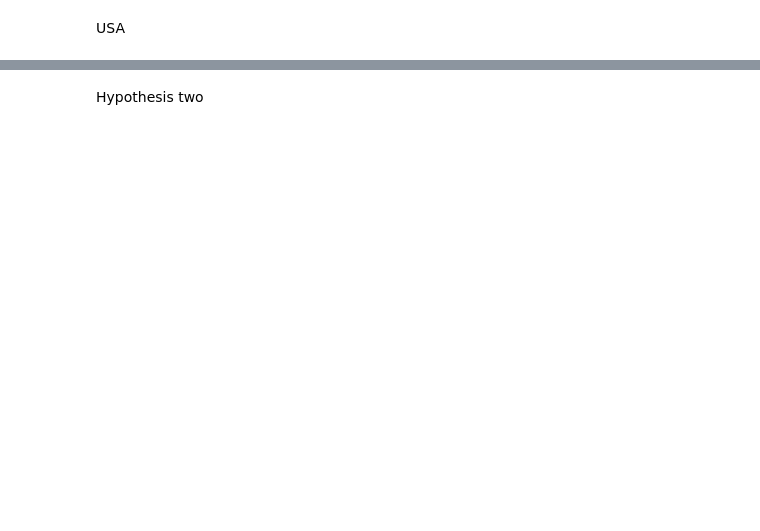
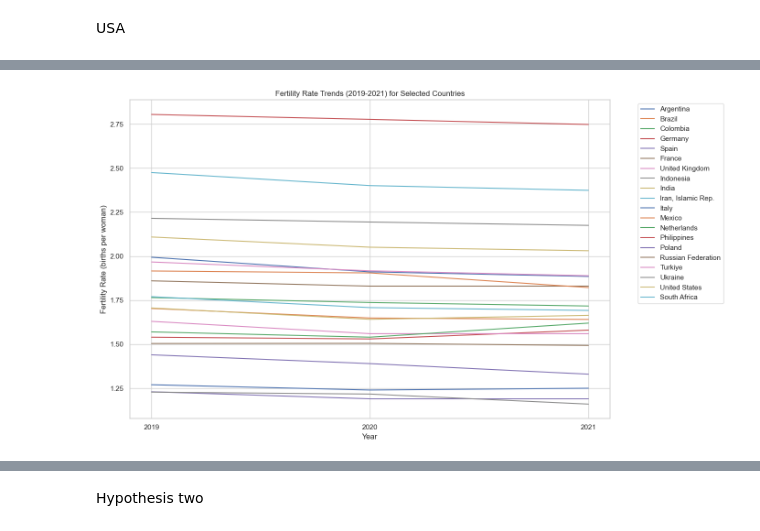
Before and after one commit to Huahuahaha/2023Fall_Projects, a Jupyter notebook: Hypothesis Report.ipynb, the cells around one changed output, grey strips where cells are left out. Cells and saved outputs as stored; diff of their text form; code cells hidden in the pictures; blank space fills up the shorter version.

Commit message:
COVID-19 comparison added

```diff
--- a/Hypothesis Report.ipynb
+++ b/Hypothesis Report.ipynb
@@ -130,0 +133,3 @@ plt.show()
+# %%
+fr_2019_to_2021 = fr_data[['Country Name', '2019', '2020', '2021']].dropna()
+fr_2019_to_2021.head()
@@ -130,0 +143,6 @@ plt.show()
+# %%
+covid_data['Date_reported'] = pd.to_datetime(covid_data['Date_reported'])
+covid_data_filtered = covid_data[(covid_data['Date_reported'].dt.year == 2020) | (covid_data['Date_reported'].dt.year == 2021)]
+grouped_data = covid_data_filtered.groupby('Country')['Cumulative_cases'].max()
+top_20_countries = grouped_data.sort_values(ascending=False).head(20)
+top_20_countries
@@ -130,0 +167,8 @@ plt.show()
+# %%
+top_20_country_names = top_20_countries.index.tolist()
+countries_in_data = fr_2019_to_2021['Country Name'].tolist()
+countries_not_in_data = []
+for country in top_20_country_names:
+    if country not in countries_in_data:
+        countries_not_in_data.append(country)
+countries_not_in_data
@@ -130,0 +180,9 @@ plt.show()
+# %%
+replacement_dict = {
+    'United States of America': 'United States',
+    'The United Kingdom': 'United Kingdom',
+    'Türkiye': 'Turkiye',
+    'Iran (Islamic Republic of)': 'Iran, Islamic Rep.'
+}
+top_20_country_names_replaced = [replacement_dict.get(country, country) for country in top_20_country_names]
+top_20_country_names_replaced
@@ -130,0 +210,13 @@ plt.show()
+# %%
+selected_countries_data = fr_2019_to_2021[fr_2019_to_2021['Country Name'].isin(top_20_country_names_replaced)]
+plt.figure(figsize=(14, 8))
+for index, row in selected_countries_data.iterrows():
+    plt.plot(['2019', '2020', '2021'], row[['2019', '2020', '2021']], label=row['Country Name'])
+plt.title('Fertility Rate Trends (2019-2021) for Selected Countries')
+plt.xlabel('Year')
+plt.ylabel('Fertility Rate (births per woman)')
+plt.legend(bbox_to_anchor=(1.05, 1), loc='upper left')
+plt.tight_layout()
+plt.show()
+# %% [output]
+[figure, added]
```
Also changed, not shown: parts of 30 cells of this notebook.
